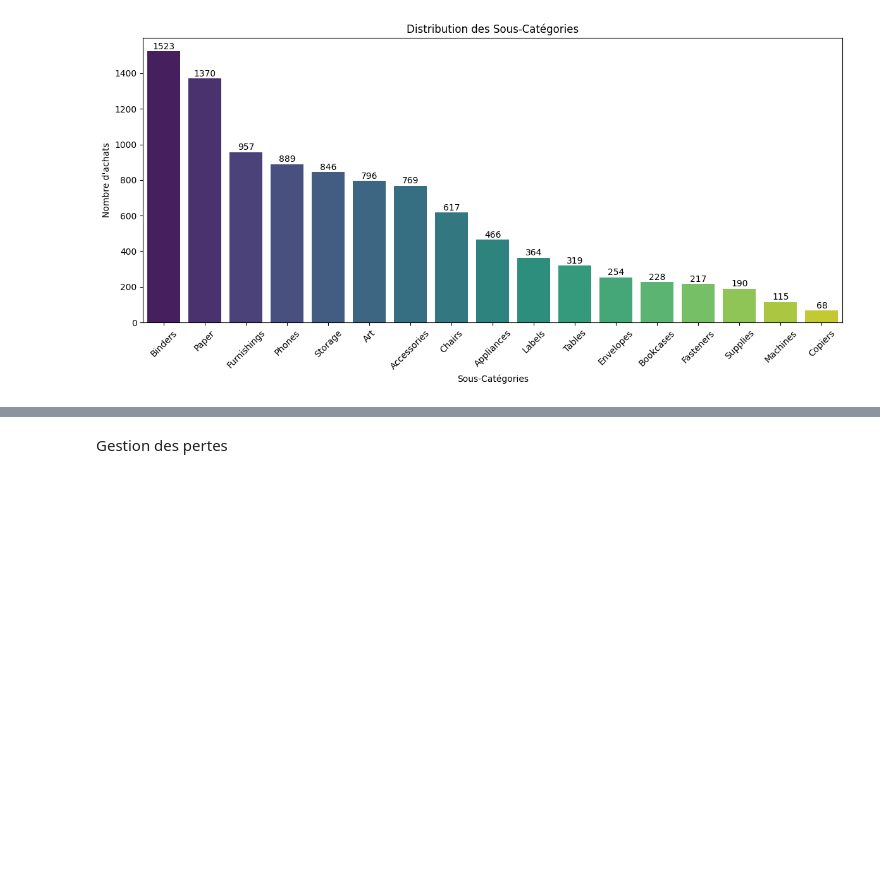
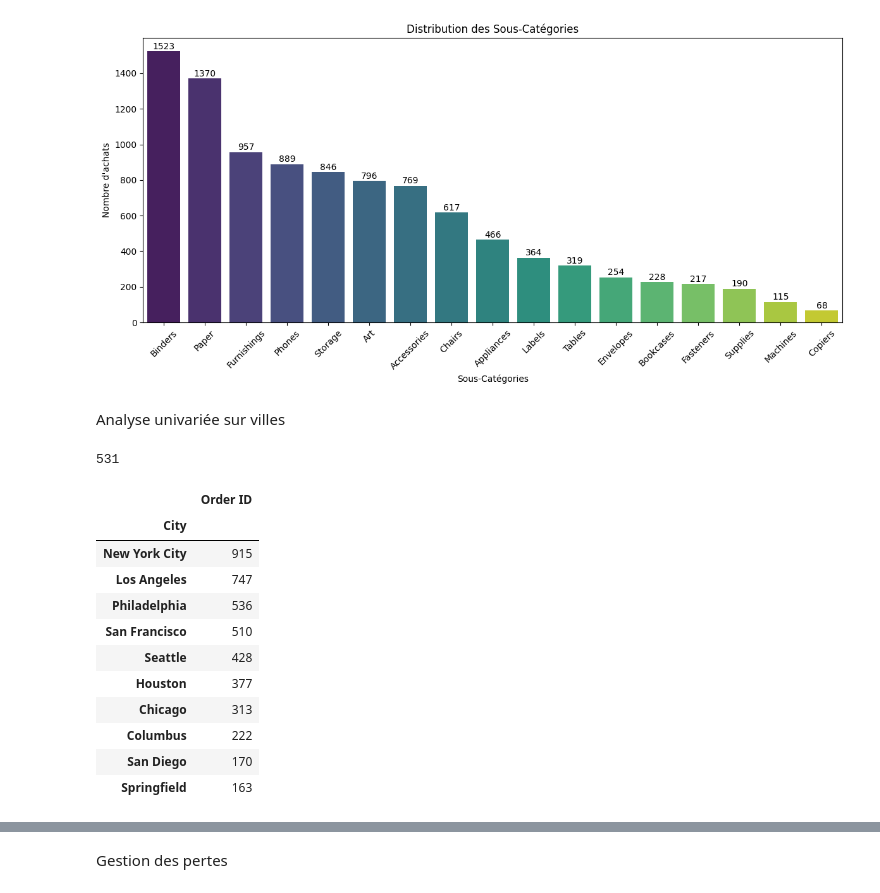
Before and after one commit to GitAlberto/superstore-sales-analysis, a Jupyter notebook: Projet3.ipynb, the cells around one changed output, grey strips where cells are left out. Saved outputs shown, nothing was run; the diff lists cells and outputs as text; code cells hidden in the pictures; blank space fills up the shorter version.

```diff
--- a/Projet3.ipynb
+++ b/Projet3.ipynb
@@ -677,3 +677,26 @@ Passing `palette` without assigning `hue` is deprecated and will be removed in v
 
   plot = sns.barplot(data=counts, x='Sub-Category', y='Count', palette='viridis')
 [figure]
+# %% [markdown]
+Analyse univariée sur villes
+# %%
+# Nombre de villes
+df_copy_categs['City'].nunique()
+# %% [output]
+531
+# %%
+# Les 10 meilleurs villes
+df_copy_categs.groupby('City').agg({'Order ID': 'count'}).sort_values(by='Order ID', ascending=False).head(10)
+# %% [output]
+|  | Order ID |
+| City |  |
+| New York City | 915 |
+| Los Angeles | 747 |
+| Philadelphia | 536 |
+| San Francisco | 510 |
+| Seattle | 428 |
+| Houston | 377 |
+| Chicago | 313 |
+| Columbus | 222 |
+| San Diego | 170 |
+| Springfield | 163 |
```
Also changed, not shown: parts of 3 cells of this notebook.
